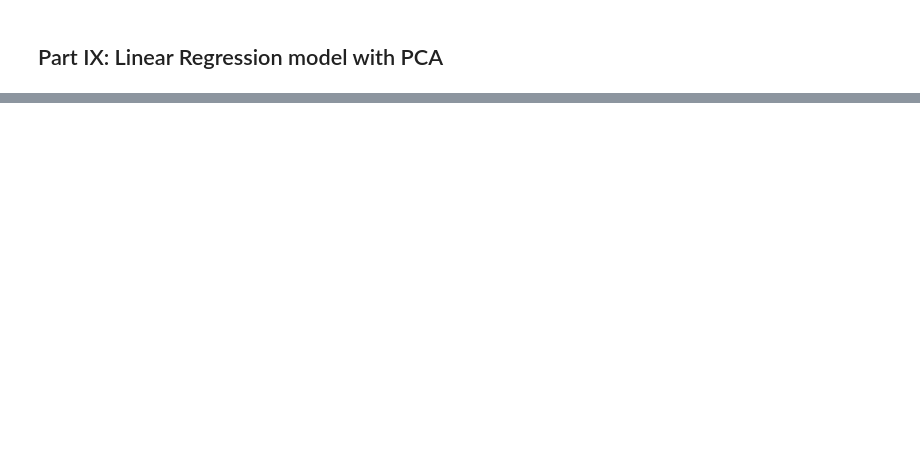
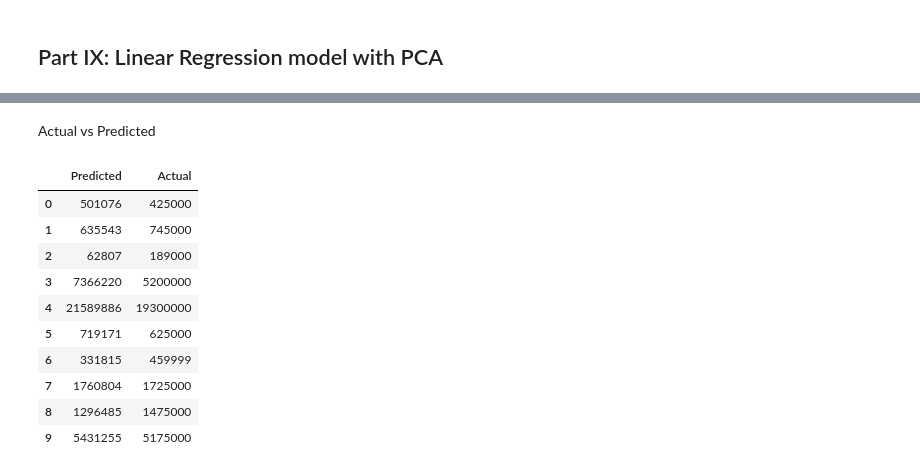
Before and after one commit to ductai05/Math-For-AI, a Jupyter notebook: merge.ipynb, the cells around one changed output, grey strips where cells are left out. Drawn from its saved outputs; the diff is of its cells as text; code cells hidden in the pictures; blank space fills up the shorter version.

```diff
--- a/merge.ipynb
+++ b/merge.ipynb
@@ -1535,0 +1934,26 @@ plt.show()
+# %%
+train_data_v2 = copy.deepcopy(train_data_after_normalization1)
+validation_data_v2 = copy.deepcopy(val_data_after_normalization1)
+
+numeric_features = ['Make', 'Model', 'Year', 'Kilometer', 'Fuel Type', 'Transmission',
+                    'Location', 'Color', 'Owner', 'Seller Type', 'PCA_hs_1', 'PCA_cs_1', 'PCA_kt_1']
+
+for col in numeric_features:
+    mean = train_data_v2[col].mean()
+    std = train_data_v2[col].std()
+
+    if std == 0:
+        std = 1
+
+    train_data_v2[col] = (train_data_v2[col] - mean) / std
+    validation_data_v2[col] = (validation_data_v2[col] - mean) / std
+
+
+X_train_v2 = train_data_v2.drop(columns=['Price'])
+y_train_v2 = train_data_v2['Price']
+
+X_val_v2 = validation_data_v2.drop(columns=['Price'])
+y_val_v2 = validation_data_v2['Price']
+
+print("Shape of validation_data_v2 after scaling:", validation_data_v2.shape)
+print("Shape of validation_data_v2 after scaling:", train_data_v2.shape)
@@ -1535,0 +2129,2 @@ plt.show()
+# %%
+test_loss, y_test_pred = modelPCA.evaluate(X_val_v2, y_val_v2)
@@ -1535,0 +2138,30 @@ plt.show()
+# %% [markdown]
+Actual vs Predicted
+# %%
+# Sao chép dữ liệu
+y_test_pred_copy = np.copy(y_test_pred)
+y_val_v2_copy = np.copy(y_val_v2)
+
+# Chuyển về 1D nếu cần
+y_test_pred_copy = y_test_pred_copy.ravel()
+y_val_v2_copy = y_val_v2_copy.ravel()
+
+# Tạo DataFrame
+df_PCA1 = pd.DataFrame({'Predicted': y_test_pred_copy, 'Actual': y_val_v2_copy})
+
+# Chuyển về kiểu int nếu không gây lỗi
+df_PCA1 = df_PCA1.astype(int, errors='ignore')  # Dùng 'ignore' để tránh lỗi nếu có giá trị không chuyển được
+# %%
+df_PCA1.head(10)
+# %% [output]
+|  | Predicted | Actual |
+| 0 | 501076 | 425000 |
+| 1 | 635543 | 745000 |
+| 2 | 62807 | 189000 |
+| 3 | 7366220 | 5200000 |
+| 4 | 21589886 | 19300000 |
+| 5 | 719171 | 625000 |
+| 6 | 331815 | 459999 |
+| 7 | 1760804 | 1725000 |
+| 8 | 1296485 | 1475000 |
+| 9 | 5431255 | 5175000 |
```
Also changed, not shown: parts of 40 cells of this notebook.
